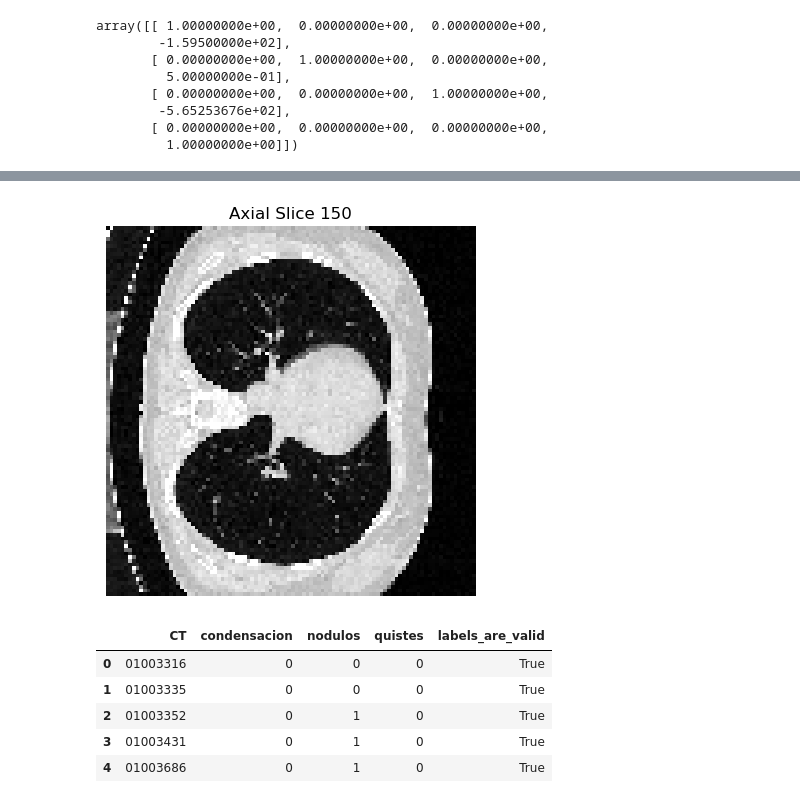
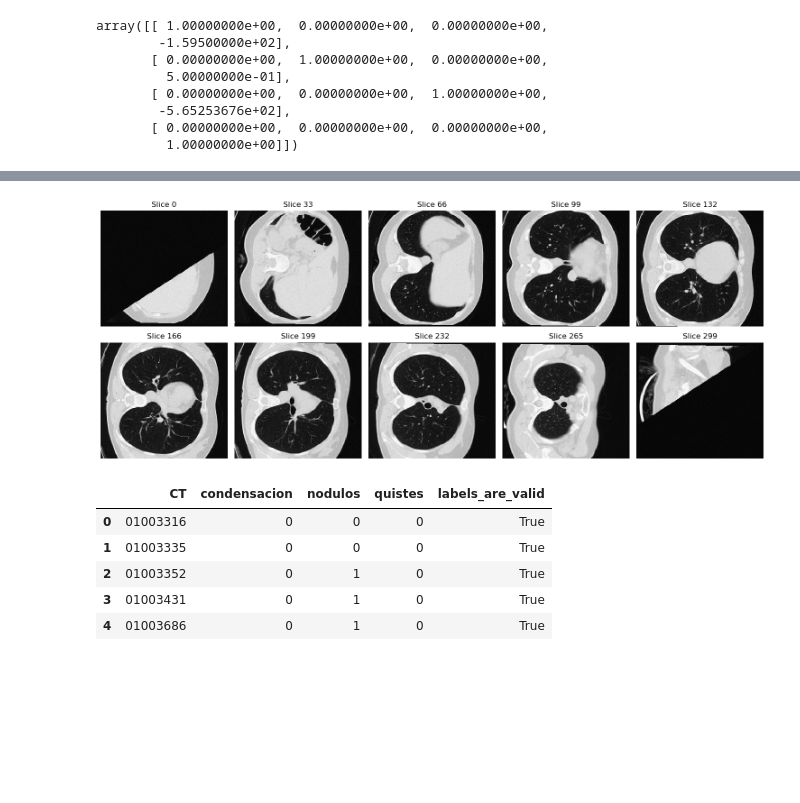
Before and after one commit to juanpablo-munoz/chest_ct_retrieval, a Jupyter notebook: notebooks/ct_embeddings_resnet_local.ipynb, the cells around one changed output, grey strips where cells are left out. Drawn from its saved outputs; the diff is of its cells as text; code cells hidden in the pictures; blank space fills up the shorter version.

```diff
--- a/notebooks/ct_embeddings_resnet_local.ipynb
+++ b/notebooks/ct_embeddings_resnet_local.ipynb
@@ -127,8 +129,8 @@ class ProximityCTDataset(tio.SubjectsDataset):
         # Transforms and augmentations to apply to images in the dataset
         s_transforms = tio.Compose([
             tio.ToCanonical(),
-            #tio.Resample(1),
-            tio.CropOrPad(target_shape=(300, 300, 300), padding_mode='constant'),
+            tio.Resample(1),
+            tio.CropOrPad(target_shape=(270, 270, 300), padding_mode='constant'),
             tio.Clamp(out_min=-1000, out_max=200), #Clip Hounsfield units
             tio.RescaleIntensity(out_min_max=(0, 255)),
         ])
@@ -203,30 +189,53 @@ tensor([[[[2.5500e+02, 2.5500e+02, 2.5500e+02,  ..., 1.9125e+00,
 # %%
+import numpy as np
 import matplotlib.pyplot as plt
+from matplotlib.widgets import Slider
 import torchio as tio
 
+s_vol = dataset[938]
 
+s_vol
+
+s_vol = np.transpose(dataset[2]["t1"]["data"], axes=[0, 3, 1, 2]) # transpose [D, 1, H, W] to [1, D, H, W]
+
+# Get the 3D volume from the TorchIO subject
 resize = tio.Compose([
-            tio.Resize([100, 100, -1], image_interpolation='nearest'),
+            #tio.Resize([100, 100, -1], image_interpolation='nearest'),
+            tio.RescaleIntensity(out_min_max=(0,1)),
+            tio.RandomAffine(scales=(0.95, 1.05), degrees=5, p=0.5),
+            tio.RandomNoise(mean=0, std=(0, 0.01), p=0.5),
         ])
 
-# Example: assuming your subject is called `subject` and image key is 'ct'
-s = dataset[2]
+tio_image = tio.ScalarImage(tensor=s_vol, affine=np.eye(4))
+tio_image = resize(tio_image)
 
-s = resize(s)
+s_vol = tio_image['data'][0]           # remove channel dimension → shape: [D, H, W]
 
-image = s['t1']['data']  # shape: [1, D, H, W]
-volume = image[0]           # remove channel dimension → shape: [D, H, W]
+depth = s_vol.shape[0]
 
-# Select middle slice in the axial (transverse) plane → [z, y, x]
-z_index = volume.shape[2] // 2
-axial_slice = volume[:, :, z_index]
+print(s_vol.shape)
+print(s_vol)
 
-print(axial_slice)
-print(axial_slice.numpy())
-print(axial_slice.numpy().astype(np.uint8))
-# Plot
-plt.imshow(axial_slice.numpy().astype(np.uint8), cmap='gray')
-plt.title(f'Axial Slice {z_index}')
-plt.axis('off')
+# Select 10 equally spaced indices across the depth axis
+n_slices = 10
+indices = np.linspace(0, depth - 1, n_slices, dtype=int)
+
+# Plot the selected slices in a grid
+cols = 5
+rows = (n_slices + cols - 1) // cols
+fig, axes = plt.subplots(rows, cols, figsize=(15, 6))
+axes = axes.flatten()
+
+for i, idx in enumerate(indices):
+    axes[i].imshow(s_vol[idx].numpy(), cmap='gray', aspect='auto', interpolation='none')
+    axes[i].set_title(f'Slice {idx}')
+    axes[i].axis('off')
+    axes[i].set_frame_on(False)  # Remove subplot border
+
+# Hide unused subplots
+for ax in axes[n_slices:]:
+    ax.axis('off')
+
+plt.tight_layout()
 plt.show()
 # %% [output]
@@ -250,4 +259,4 @@ tensor([[  5.9500, 255.0000,  23.8000,  ...,   6.1625,   0.0000,   0.0000],
-[figure, old version]
+[figure, new version]
 # %%
 s = dataset[2]
 print(s['t1']['data'][0].shape)
```
Also changed, not shown: parts of 4 cells of this notebook, 49 other files.
